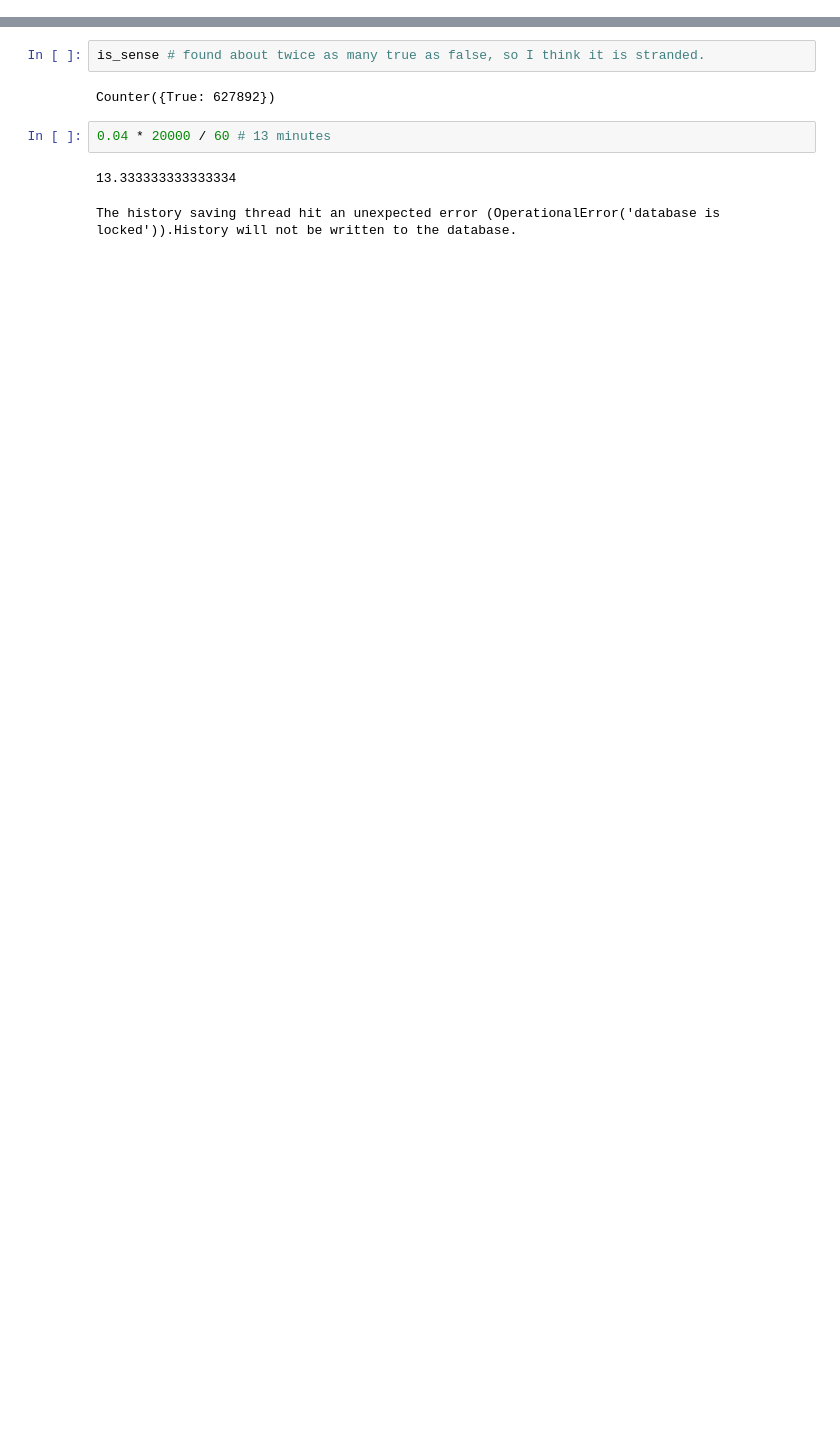
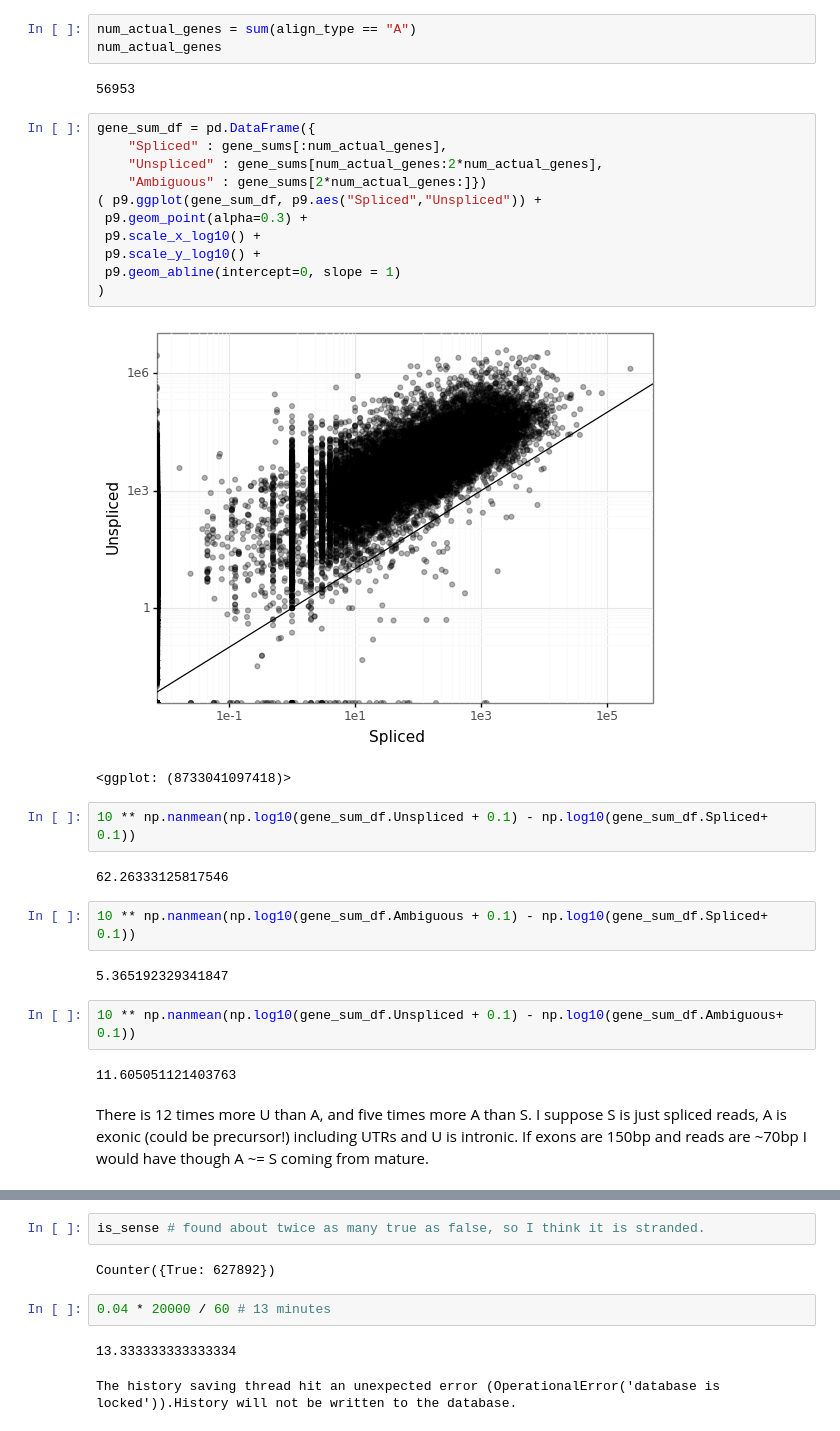
Before and after one commit to davidaknowles/calcutta, a Jupyter notebook: alevin.ipynb, the cells around one changed output, grey strips where cells are left out. Drawn from its saved outputs; the diff is of its cells as text; blank space fills up the shorter version.

```diff
--- a/alevin.ipynb
+++ b/alevin.ipynb
@@ -0,0 +121,33 @@
+# %%
+num_actual_genes = sum(align_type == "A")
+num_actual_genes
+# %% [output]
+56953
+# %%
+gene_sum_df = pd.DataFrame({
+    "Spliced" : gene_sums[:num_actual_genes],
+    "Unspliced" : gene_sums[num_actual_genes:2*num_actual_genes],
+    "Ambiguous" : gene_sums[2*num_actual_genes:]})
+( p9.ggplot(gene_sum_df, p9.aes("Spliced","Unspliced")) +
+ p9.geom_point(alpha=0.3) +
+ p9.scale_x_log10() +
+ p9.scale_y_log10() +
+ p9.geom_abline(intercept=0, slope = 1)
+)
+# %% [output]
+[figure, added]
+<ggplot: (8733041097418)>
+# %%
+10 ** np.nanmean(np.log10(gene_sum_df.Unspliced + 0.1) - np.log10(gene_sum_df.Spliced+ 0.1))
+# %% [output]
+62.26333125817546
+# %%
+10 ** np.nanmean(np.log10(gene_sum_df.Ambiguous + 0.1) - np.log10(gene_sum_df.Spliced+ 0.1))
+# %% [output]
+5.365192329341847
+# %%
+10 ** np.nanmean(np.log10(gene_sum_df.Unspliced + 0.1) - np.log10(gene_sum_df.Ambiguous+ 0.1))
+# %% [output]
+11.605051121403763
+# %% [markdown]
+There is 12 times more U than A, and five times more A than S. I suppose S is just spliced reads, A is exonic (could be precursor!) including UTRs and U is intronic. If exons are 150bp and reads are ~70bp I would have though A ~= S coming from mature.
```
Also changed, not shown: parts of 45 cells of this notebook, 21 other files.
